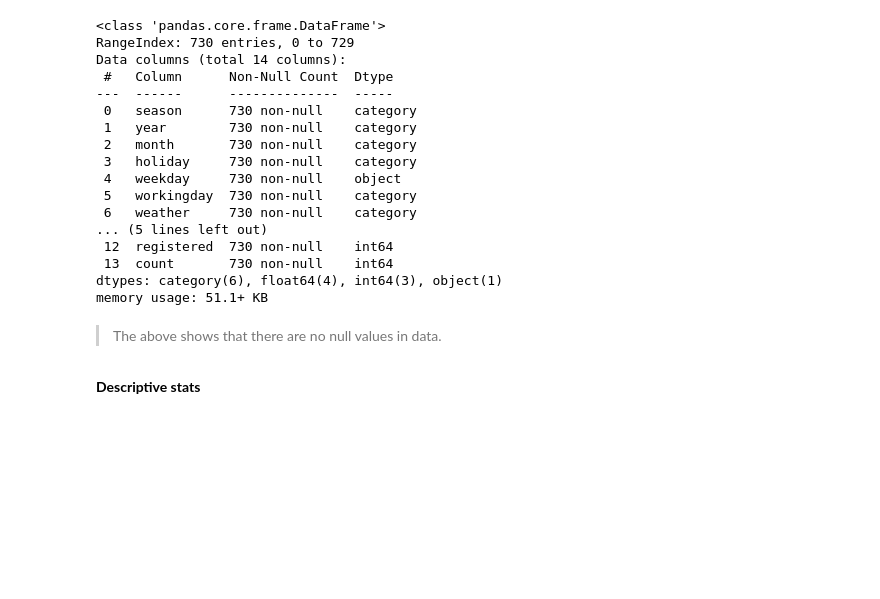
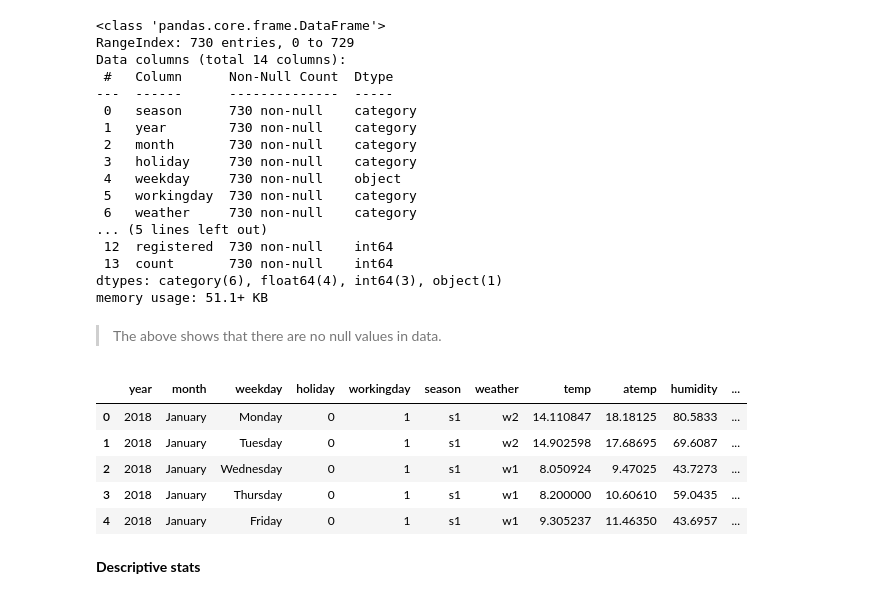
Before and after one commit to hitesh-pathak/DS_assessment, a Jupyter notebook: Bike_demand_data_pre_processing.ipynb, the cells around one changed output. Drawn from its saved outputs; the diff is of its cells as text; code cells hidden in the pictures; blank space fills up the shorter version.

```diff
--- a/Bike_demand_data_pre_processing.ipynb
+++ b/Bike_demand_data_pre_processing.ipynb
@@ -127,6 +126,22 @@ dtypes: category(6), float64(4), int64(3), object(1)
 memory usage: 51.1+ KB
 # %% [markdown]
 > The above shows that there are no null values in data.
+# %%
+## reorder fields
+
+df = df[['year', 'month', 'weekday', 'holiday',
+        'workingday', 'season', 'weather',
+        'temp', 'atemp', 'humidity', 'windspeed',
+        'casual', 'registered', 'count']]
+
+df.head()
+# %% [output]
+|  | year | month | weekday | holiday | workingday | season | weather | temp | atemp | humidity | ... |
+| 0 | 2018 | January | Monday | 0 | 1 | s1 | w2 | 14.110847 | 18.18125 | 80.5833 | ... |
+| 1 | 2018 | January | Tuesday | 0 | 1 | s1 | w2 | 14.902598 | 17.68695 | 69.6087 | ... |
+| 2 | 2018 | January | Wednesday | 0 | 1 | s1 | w1 | 8.050924 | 9.47025 | 43.7273 | ... |
+| 3 | 2018 | January | Thursday | 0 | 1 | s1 | w1 | 8.200000 | 10.60610 | 59.0435 | ... |
+| 4 | 2018 | January | Friday | 0 | 1 | s1 | w1 | 9.305237 | 11.46350 | 43.6957 | ... |
 # %% [markdown]
 **Descriptive stats**
 # %%
```
Also changed, not shown: parts of 4 cells of this notebook.
